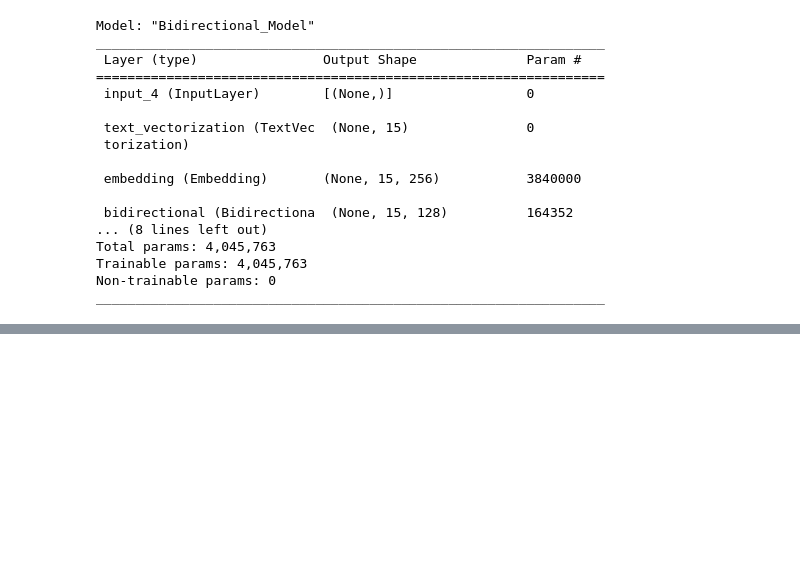
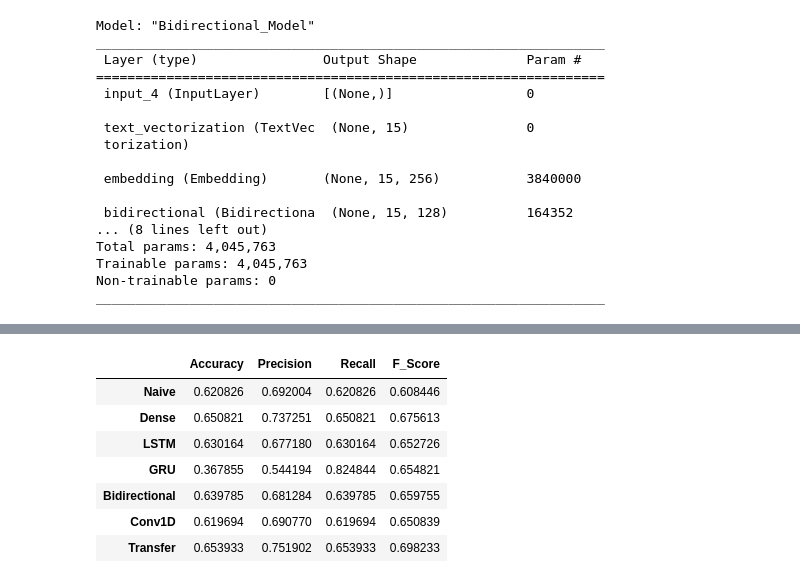
Before and after one commit to ahmad1jalal/Twitter-Sentiment-Extaction, a Jupyter notebook: Twitter-Senitment.ipynb, the cells around one changed output, grey strips where cells are left out. Cells and saved outputs as stored; diff of their text form; code cells hidden in the pictures; blank space fills up the shorter version.

```diff
--- a/Twitter-Senitment.ipynb
+++ b/Twitter-Senitment.ipynb
@@ -1287,0 +1280,23 @@ model_results = model_results
+# %%
+# combine all model results and pick the one that performs better....
+model_results = pd.DataFrame({
+    "Naive" : model_0_results,
+    "Dense" : model_1_results,
+    "LSTM" : model_2_results,
+    "GRU" : model_3_results,
+    "Bidirectional" : model_4_results,
+    "Conv1D" : model_5_results,
+    "Transfer" : model_6_results
+})
+
+model_results = model_results.transpose()
+model_results
+# %% [output]
+|  | Accuracy | Precision | Recall | F_Score |
+| Naive | 0.620826 | 0.692004 | 0.620826 | 0.608446 |
+| Dense | 0.650821 | 0.737251 | 0.650821 | 0.675613 |
+| LSTM | 0.630164 | 0.677180 | 0.630164 | 0.652726 |
+| GRU | 0.367855 | 0.544194 | 0.824844 | 0.654821 |
+| Bidirectional | 0.639785 | 0.681284 | 0.639785 | 0.659755 |
+| Conv1D | 0.619694 | 0.690770 | 0.619694 | 0.650839 |
+| Transfer | 0.653933 | 0.751902 | 0.653933 | 0.698233 |
```
Also changed, not shown: parts of 65 cells of this notebook, 16 other files.
